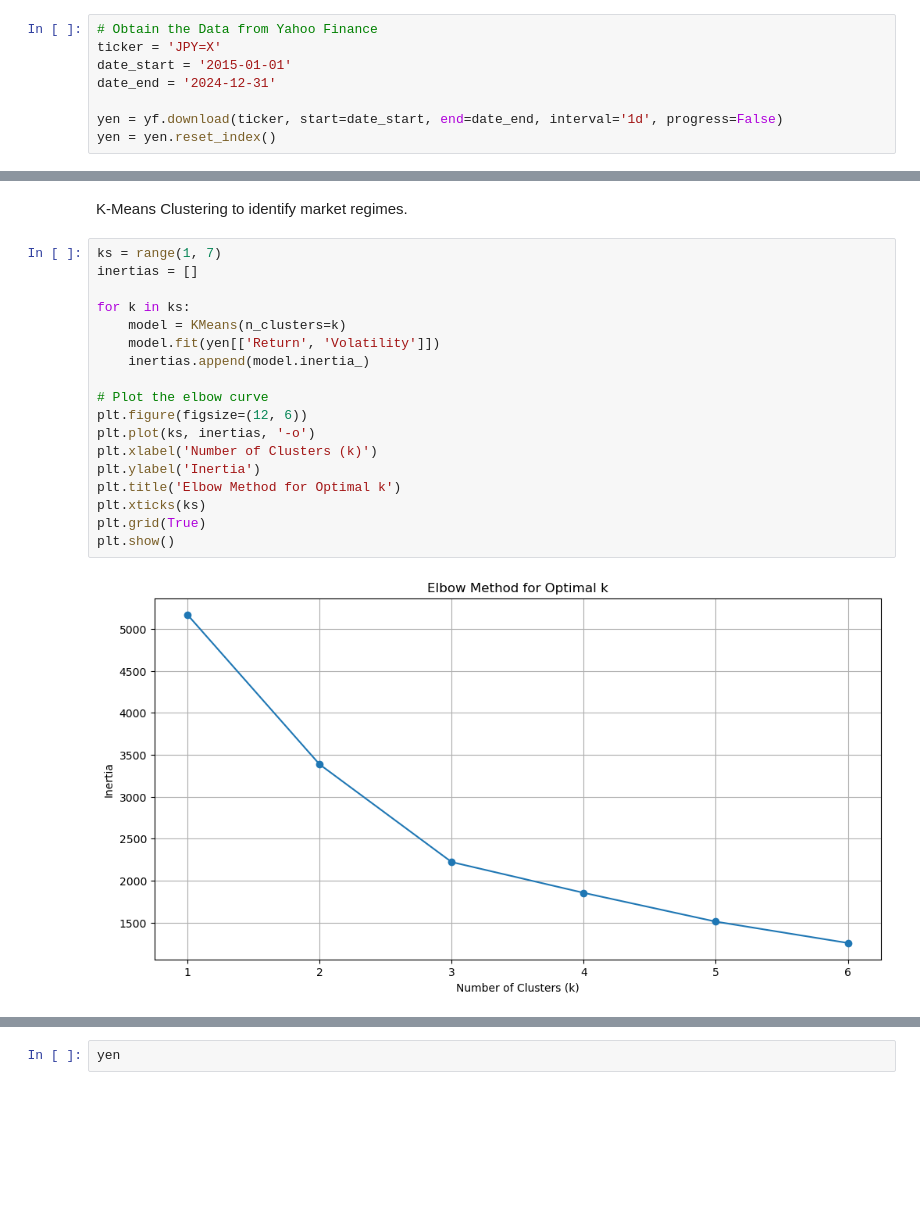
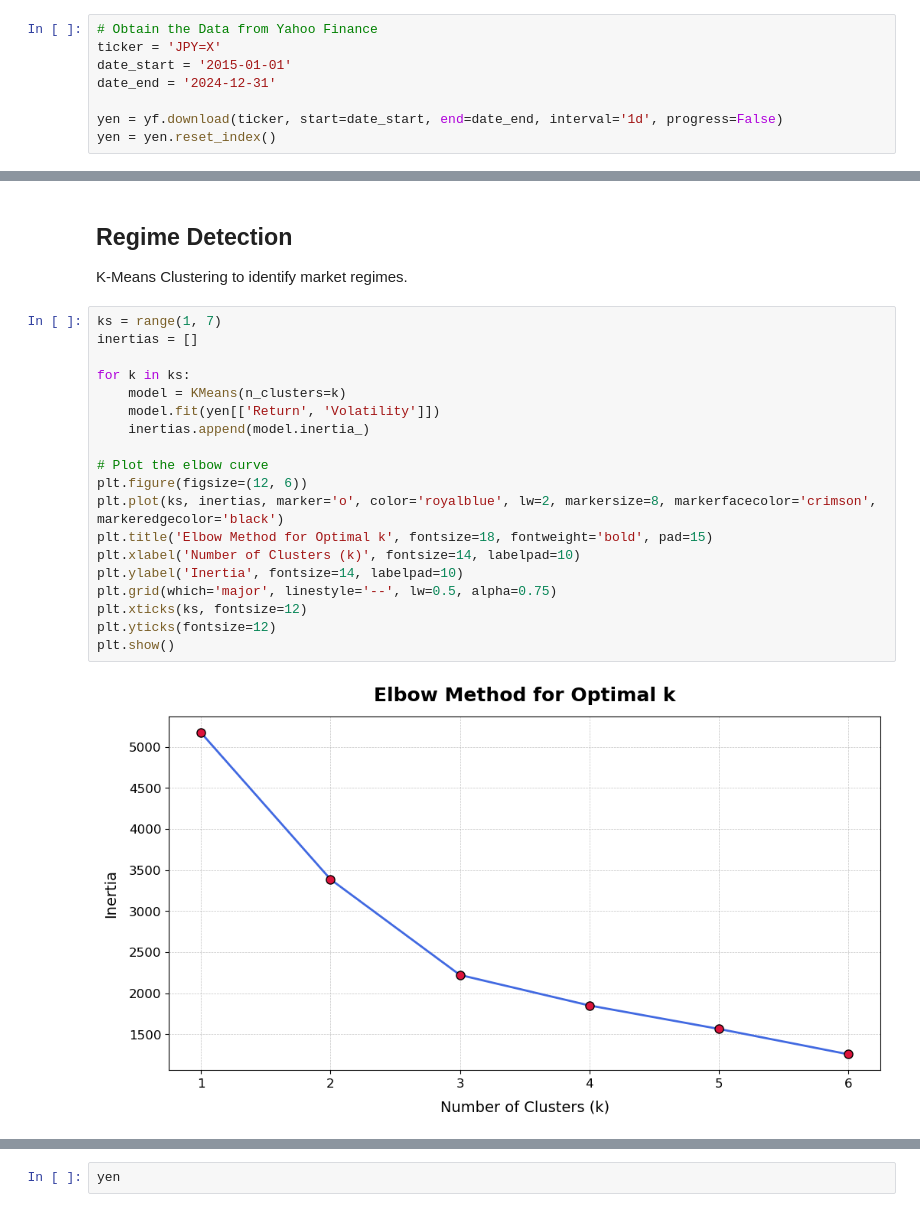
Before and after one commit to estasz/USDJPY-Quant-Trader, a Jupyter notebook: USDJPY.ipynb, the cells around one changed output, grey strips where cells are left out. Cells and saved outputs as stored; diff of their text form; blank space fills up the shorter version.

```diff
--- a/USDJPY.ipynb
+++ b/USDJPY.ipynb
@@ -102,22 +155,25 @@ plt.show()
 # %% [markdown]
+## Regime Detection
+
 K-Means Clustering to identify market regimes.
 # %%
 ks = range(1, 7)
 inertias = []
 
 for k in ks:
     model = KMeans(n_clusters=k)
     model.fit(yen[['Return', 'Volatility']])
     inertias.append(model.inertia_)
 
 # Plot the elbow curve
 plt.figure(figsize=(12, 6))
-plt.plot(ks, inertias, '-o')
-plt.xlabel('Number of Clusters (k)')
-plt.ylabel('Inertia')
-plt.title('Elbow Method for Optimal k')
-plt.xticks(ks)
-plt.grid(True)
+plt.plot(ks, inertias, marker='o', color='royalblue', lw=2, markersize=8, markerfacecolor='crimson', markeredgecolor='black')
+plt.title('Elbow Method for Optimal k', fontsize=18, fontweight='bold', pad=15)
+plt.xlabel('Number of Clusters (k)', fontsize=14, labelpad=10)
+plt.ylabel('Inertia', fontsize=14, labelpad=10)
+plt.grid(which='major', linestyle='--', lw=0.5, alpha=0.75)
+plt.xticks(ks, fontsize=12)
+plt.yticks(fontsize=12)
 plt.show()
 # %% [output]
-[figure, old version]
+[figure, new version]
```
Also changed, not shown: parts of 37 cells of this notebook.
